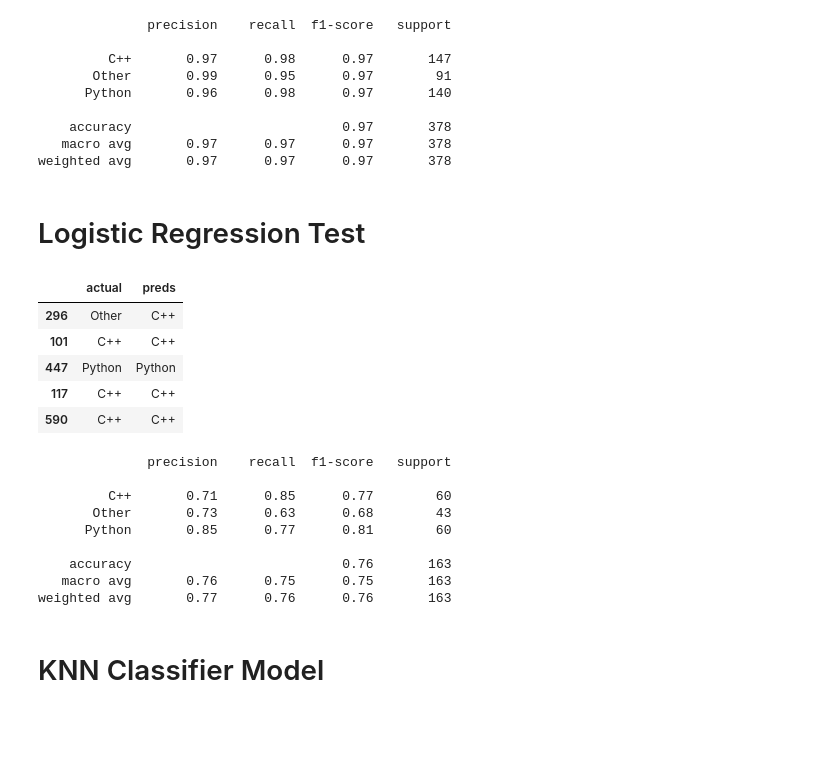
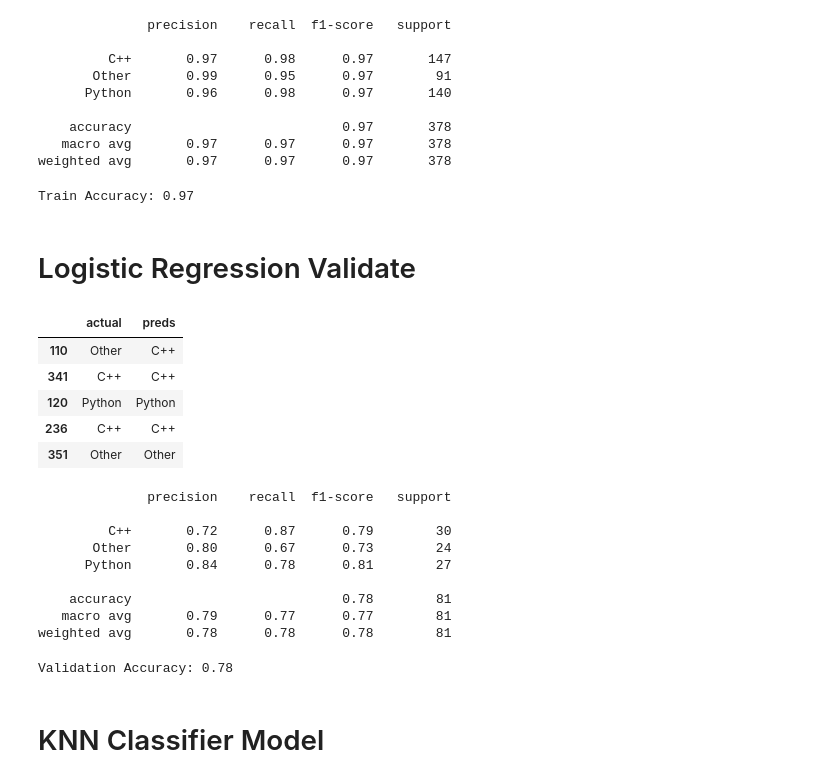
Before and after one commit to Marc-Aradillas/github_nlp_project, a Jupyter notebook: model-textonly.ipynb, the cells around one changed output. Cells and saved outputs as stored; diff of their text form; code cells hidden in the pictures; blank space fills up the shorter version.

Commit message:
updated model ipynb

```diff
--- a/model-textonly.ipynb
+++ b/model-textonly.ipynb
@@ -70,13 +71,17 @@ repos_df
 | 674 | Python | pkg update pkg upgrade pkg instal... |
 541 rows × 2 columns
 # %%
-# First set of data using the 'text' column
+from sklearn.model_selection import train_test_split
+
 X = repos_df.text
 y = repos_df.language
 
-X_train, X_test, y_train, y_test = train_test_split(X, y, train_size=0.7, random_state=42)
+# Split the data into training, validation, and test sets
+X_train, X_temp, y_train, y_temp = train_test_split(X, y, train_size=0.7, random_state=42)
+X_val, X_test, y_val, y_test = train_test_split(X_temp, y_temp, test_size=0.5, random_state=42)
 
 tfidf = TfidfVectorizer()
-
 X_train_tfidf = tfidf.fit_transform(X_train)
+X_val_tfidf = tfidf.transform(X_val)
 X_test_tfidf = tfidf.transform(X_test)
+X_train_tfidf[:10]
@@ -83,13 +90,0 @@ X_test_tfidf = tfidf.transform(X_test)
-# %%
-X = repos_df.text
-y = repos_df.language
-
-X_train, X_test, y_train, y_test = train_test_split(X, y, train_size=0.7,
-                                                    random_state=42)
-# %%
-tfidf = TfidfVectorizer()
-
-X_train_tfidf = tfidf.fit_transform(X_train)
-X_test_tfidf = tfidf.transform(X_test)
-
-X_train_tfidf[:10]
@@ -158,31 +142,41 @@ print(class_rep(y_train_res.actual, y_train_res.preds))
     accuracy                           0.97       378
    macro avg       0.97      0.97      0.97       378
 weighted avg       0.97      0.97      0.97       378
+# %%
+train_accuracy = accuracy_score(y_train_res['actual'], y_train_res['preds'])
+print(f'Train Accuracy: {train_accuracy:.2f}')
+# %% [output]
+Train Accuracy: 0.97
 # %% [markdown]
-# Logistic Regression Test
+# Logistic Regression Validate
 # %%
-y_test_res = pd.DataFrame({'actual': y_test,
-                           'preds': lm.predict(X_test_tfidf)})
-y_test_res.head()
+y_val_res = pd.DataFrame({'actual': y_val,
+                           'preds': lm.predict(X_val_tfidf)})
+y_val_res.head()
 # %% [output]
 |  | actual | preds |
-| 296 | Other | C++ |
-| 101 | C++ | C++ |
-| 447 | Python | Python |
-| 117 | C++ | C++ |
-| 590 | C++ | C++ |
+| 110 | Other | C++ |
+| 341 | C++ | C++ |
+| 120 | Python | Python |
+| 236 | C++ | C++ |
+| 351 | Other | Other |
 # %%
-print(class_rep(y_test_res.actual, y_test_res.preds))
+print(class_rep(y_val_res.actual, y_val_res.preds))
 # %% [output]
               precision    recall  f1-score   support
 
-         C++       0.71      0.85      0.77        60
-       Other       0.73      0.63      0.68        43
-      Python       0.85      0.77      0.81        60
+         C++       0.72      0.87      0.79        30
+       Other       0.80      0.67      0.73        24
+      Python       0.84      0.78      0.81        27
 
-    accuracy                           0.76       163
-   macro avg       0.76      0.75      0.75       163
-weighted avg       0.77      0.76      0.76       163
+    accuracy                           0.78        81
+   macro avg       0.79      0.77      0.77        81
+weighted avg       0.78      0.78      0.78        81
+# %%
+val_accuracy = accuracy_score(y_val_res['actual'], y_val_res['preds'])
+print(f'Validation Accuracy: {val_accuracy:.2f}')
+# %% [output]
+Validation Accuracy: 0.78
 # %% [markdown]
 # KNN Classifier Model
 # %%
```
Also changed, not shown: parts of 37 cells of this notebook.
